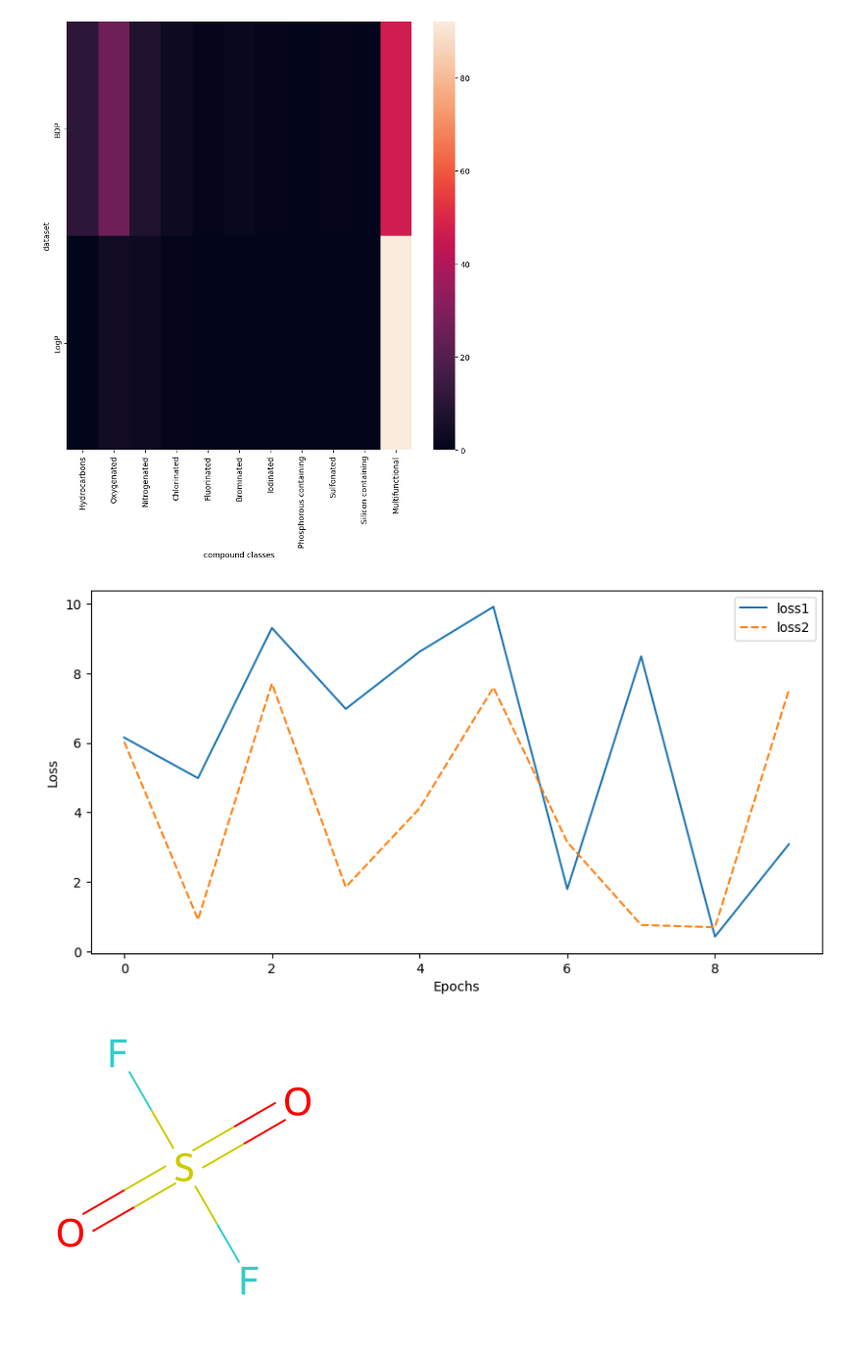
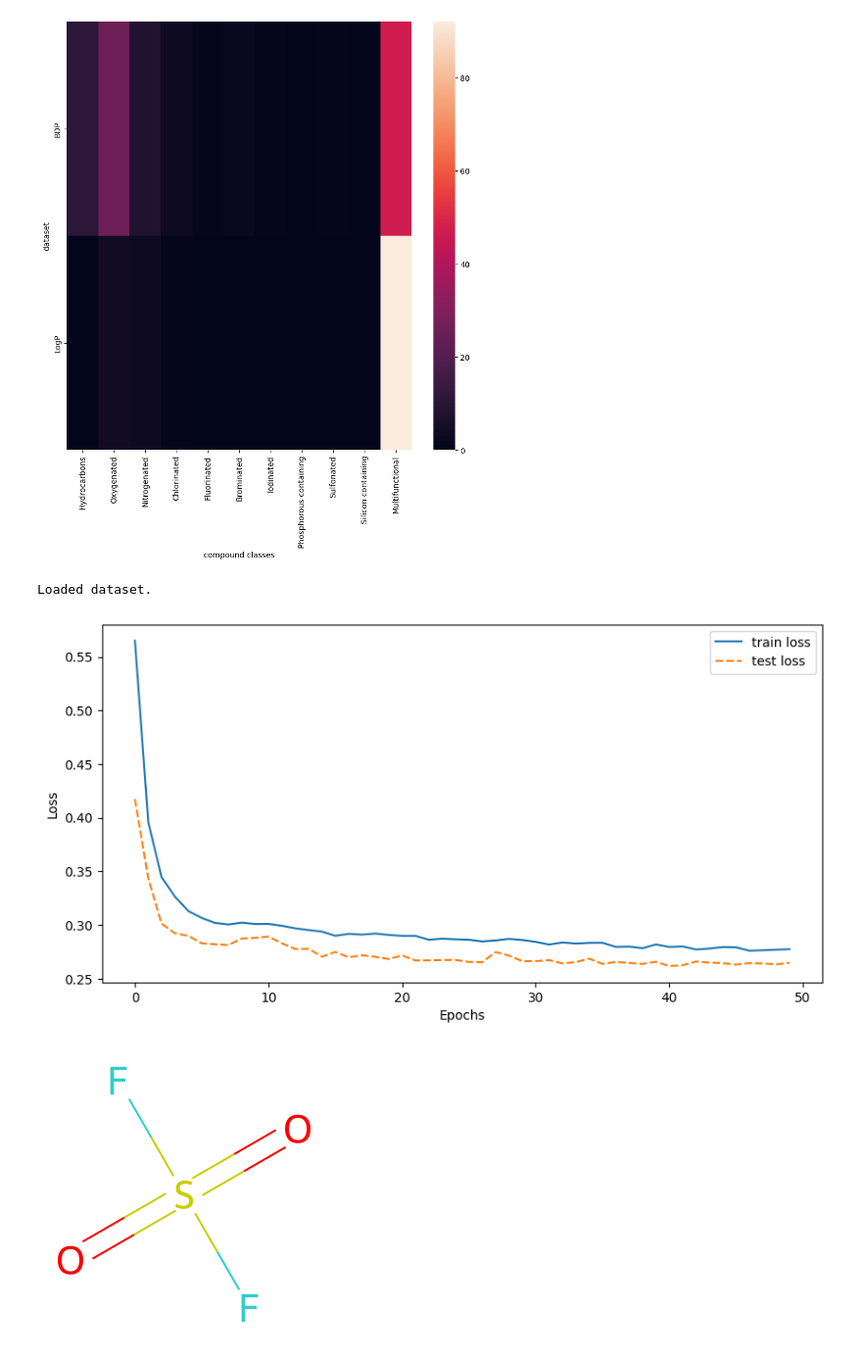
Before and after one commit to aerte/GraPE, a Jupyter notebook: notebooks/tests.ipynb, the cells around one changed output. Shown at 98% size. Drawn from its saved outputs; the diff is of its cells as text; code cells hidden in the pictures.

Commit message:
train func done

```diff
--- a/notebooks/tests.ipynb
+++ b/notebooks/tests.ipynb
@@ -194,13 +175,27 @@ compounds_dataset_heatmap([smiles1,smiles2],['BDP','LogP'],save_fig=True)
 # %%
 import numpy as np
 from dglchem.utils import loss_plot
+from dglchem.utils import GraphDataSet
+from dglchem.utils import train_model
+from dglchem.models import MGConv
+import torch.nn.functional as F
+import torch
 
-loss1 = np.random.uniform(0,10,[10])
-loss2 = np.random.uniform(0,10,[10])
+device = torch.device('cpu')
+graph_data = GraphDataSet(file_path='./data/processed/BradleyDoublePlus.pickle',split=True)
+model = MGConv(num_layers=2, node_dim=graph_data.num_node_features, edge_dim=graph_data.num_edge_features).to(device)
+optimizer = torch.optim.Adam(model.parameters(), lr=0.01, weight_decay=5e-4)
+loss = F.mse_loss
 
-loss_plot([loss1,loss2],['loss1','loss2'])
+trl, tl = train_model(model, loss_func=loss, optimizer=optimizer, train_data_loader=graph_data.train,
+                      test_data_loader=graph_data.test, early_stopping=False)
+
+
+
+loss_plot([trl,tl],['train loss','test loss'])
 # %% [output]
+Loaded dataset.
-[figure, old version]
+[figure, new version]
 # %%
 from dglchem.datasets import BradleyDoublePlus
 data = BradleyDoublePlus()
```
Also changed, not shown: parts of 1 cell of this notebook, 1 other file.
